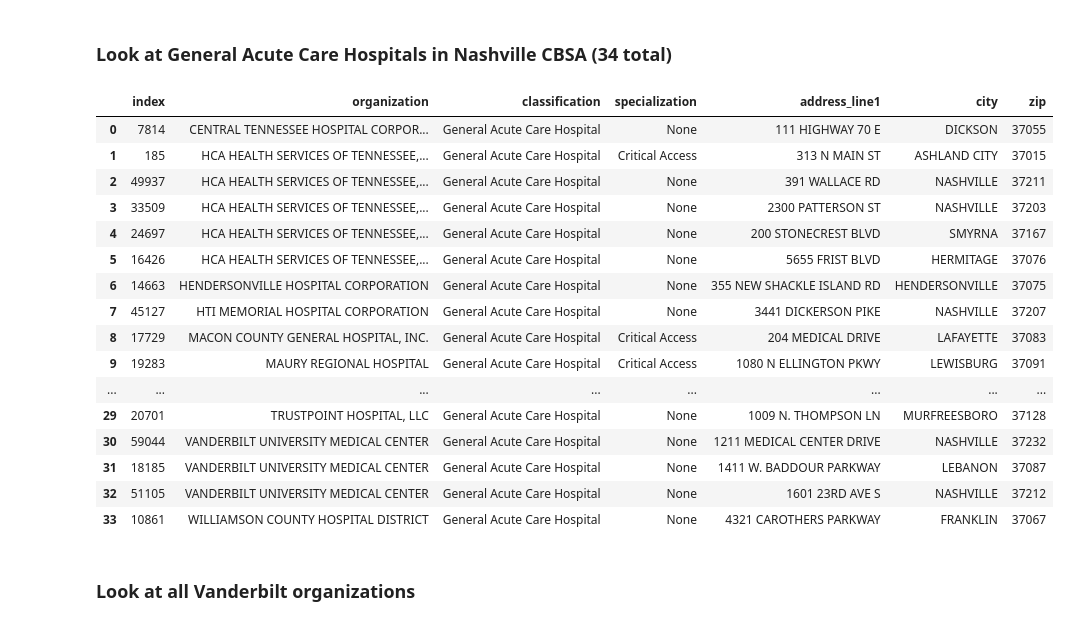
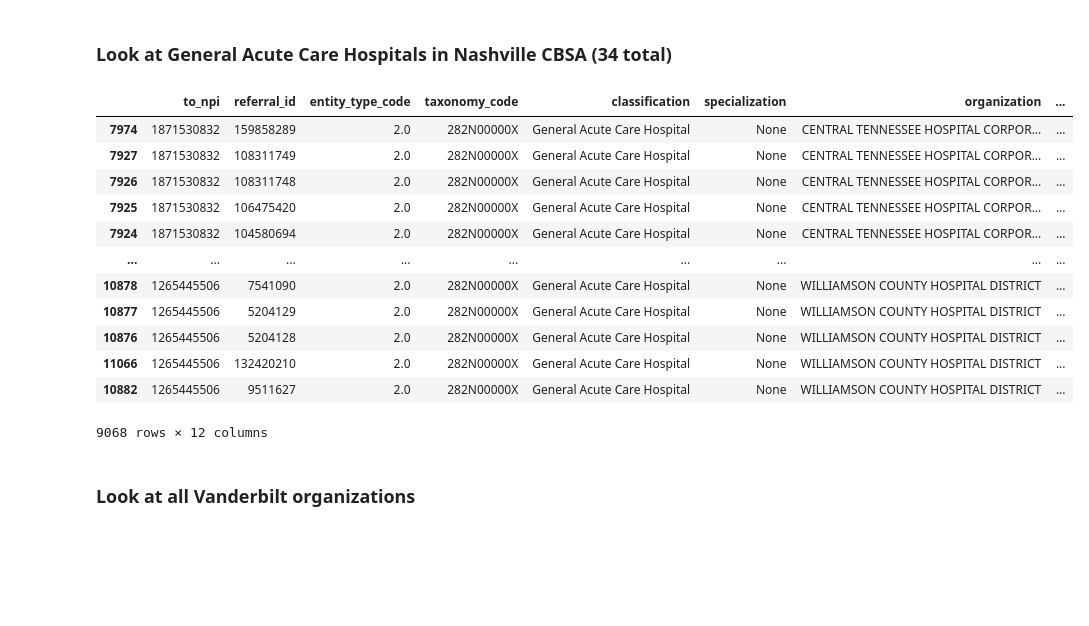
Before and after one commit to VahidehRasekhi/hop_team-hotdogs, a Jupyter notebook: scripts/hop_03_create_csv_files_for_neo4j.ipynb, the cells around one changed output. Drawn from its saved outputs; the diff is of its cells as text; code cells hidden in the pictures; blank space fills up the shorter version.

```diff
--- a/scripts/hop_03_create_csv_files_for_neo4j.ipynb
+++ b/scripts/hop_03_create_csv_files_for_neo4j.ipynb
@@ -270,43 +270,40 @@ SETON CORPORATION has same address as Saint Thomas. It's a subsidiary (and a par
 # %%
 cities = ['NASHVILLE',
           'MURFREESBORO',
           'BRENTWOOD',
           'FRANKLIN',
           'HENDERSONVILLE',
           'GOODLETTSVILLE',
           'LA VERGNE',
           'SMYRNA',
           'MT. JULIET',
           'GALLATIN']
 # not currently using the cities list above
-(groups
+hospitals = (groups
      .loc[(groups['classification'].str.contains('General Acute Care Hospital', na = False))
 #            &
 #            (groups['city'].isin(cities))
            ,
-          ['organization', 'classification', 'specialization', 'address_line1', 'city', 'zip']]
+          ]
      .drop_duplicates()
      .sort_values('organization')
-     .reset_index()
 )
+
+hospitals
 # %% [output]
-|  | index | organization | classification | specialization | address_line1 | city | zip |
-| 0 | 7814 | CENTRAL TENNESSEE HOSPITAL CORPOR... | General Acute Care Hospital | None | 111 HIGHWAY 70 E | DICKSON | 37055 |
-| 1 | 185 | HCA HEALTH SERVICES OF TENNESSEE,... | General Acute Care Hospital | Critical Access | 313 N MAIN ST | ASHLAND CITY | 37015 |
-| 2 | 49937 | HCA HEALTH SERVICES OF TENNESSEE,... | General Acute Care Hospital | None | 391 WALLACE RD | NASHVILLE | 37211 |
-| 3 | 33509 | HCA HEALTH SERVICES OF TENNESSEE,... | General Acute Care Hospital | None | 2300 PATTERSON ST | NASHVILLE | 37203 |
-| 4 | 24697 | HCA HEALTH SERVICES OF TENNESSEE,... | General Acute Care Hospital | None | 200 STONECREST BLVD | SMYRNA | 37167 |
-| 5 | 16426 | HCA HEALTH SERVICES OF TENNESSEE,... | General Acute Care Hospital | None | 5655 FRIST BLVD | HERMITAGE | 37076 |
-| 6 | 14663 | HENDERSONVILLE HOSPITAL CORPORATION | General Acute Care Hospital | None | 355 NEW SHACKLE ISLAND RD | HENDERSONVILLE | 37075 |
-| 7 | 45127 | HTI MEMORIAL HOSPITAL CORPORATION | General Acute Care Hospital | None | 3441 DICKERSON PIKE | NASHVILLE | 37207 |
-| 8 | 17729 | MACON COUNTY GENERAL HOSPITAL, INC. | General Acute Care Hospital | Critical Access | 204 MEDICAL DRIVE | LAFAYETTE | 37083 |
-| 9 | 19283 | MAURY REGIONAL HOSPITAL | General Acute Care Hospital | Critical Access | 1080 N ELLINGTON PKWY | LEWISBURG | 37091 |
-| ... | ... | ... | ... | ... | ... | ... | ... |
-| 29 | 20701 | TRUSTPOINT HOSPITAL, LLC | General Acute Care Hospital | None | 1009 N. THOMPSON LN | MURFREESBORO | 37128 |
-| 30 | 59044 | VANDERBILT UNIVERSITY MEDICAL CENTER | General Acute Care Hospital | None | 1211 MEDICAL CENTER DRIVE | NASHVILLE | 37232 |
-| 31 | 18185 | VANDERBILT UNIVERSITY MEDICAL CENTER | General Acute Care Hospital | None | 1411 W. BADDOUR PARKWAY | LEBANON | 37087 |
-| 32 | 51105 | VANDERBILT UNIVERSITY MEDICAL CENTER | General Acute Care Hospital | None | 1601 23RD AVE S | NASHVILLE | 37212 |
-| 33 | 10861 | WILLIAMSON COUNTY HOSPITAL DISTRICT | General Acute Care Hospital | None | 4321 CAROTHERS PARKWAY | FRANKLIN | 37067 |
+|  | to_npi | referral_id | entity_type_code | taxonomy_code | classification | specialization | organization | ... |
+| 7974 | 1871530832 | 159858289 | 2.0 | 282N00000X | General Acute Care Hospital | None | CENTRAL TENNESSEE HOSPITAL CORPOR... | ... |
+| 7927 | 1871530832 | 108311749 | 2.0 | 282N00000X | General Acute Care Hospital | None | CENTRAL TENNESSEE HOSPITAL CORPOR... | ... |
+| 7926 | 1871530832 | 108311748 | 2.0 | 282N00000X | General Acute Care Hospital | None | CENTRAL TENNESSEE HOSPITAL CORPOR... | ... |
+| 7925 | 1871530832 | 106475420 | 2.0 | 282N00000X | General Acute Care Hospital | None | CENTRAL TENNESSEE HOSPITAL CORPOR... | ... |
+| 7924 | 1871530832 | 104580694 | 2.0 | 282N00000X | General Acute Care Hospital | None | CENTRAL TENNESSEE HOSPITAL CORPOR... | ... |
+| ... | ... | ... | ... | ... | ... | ... | ... | ... |
+| 10878 | 1265445506 | 7541090 | 2.0 | 282N00000X | General Acute Care Hospital | None | WILLIAMSON COUNTY HOSPITAL DISTRICT | ... |
+| 10877 | 1265445506 | 5204129 | 2.0 | 282N00000X | General Acute Care Hospital | None | WILLIAMSON COUNTY HOSPITAL DISTRICT | ... |
+| 10876 | 1265445506 | 5204128 | 2.0 | 282N00000X | General Acute Care Hospital | None | WILLIAMSON COUNTY HOSPITAL DISTRICT | ... |
+| 11066 | 1265445506 | 132420210 | 2.0 | 282N00000X | General Acute Care Hospital | None | WILLIAMSON COUNTY HOSPITAL DISTRICT | ... |
+| 10882 | 1265445506 | 9511627 | 2.0 | 282N00000X | General Acute Care Hospital | None | WILLIAMSON COUNTY HOSPITAL DISTRICT | ... |
+9068 rows × 12 columns
 # %% [markdown]
 ### Look at all Vanderbilt organizations
 # %%
```
Also changed, not shown: parts of 14 cells of this notebook.
